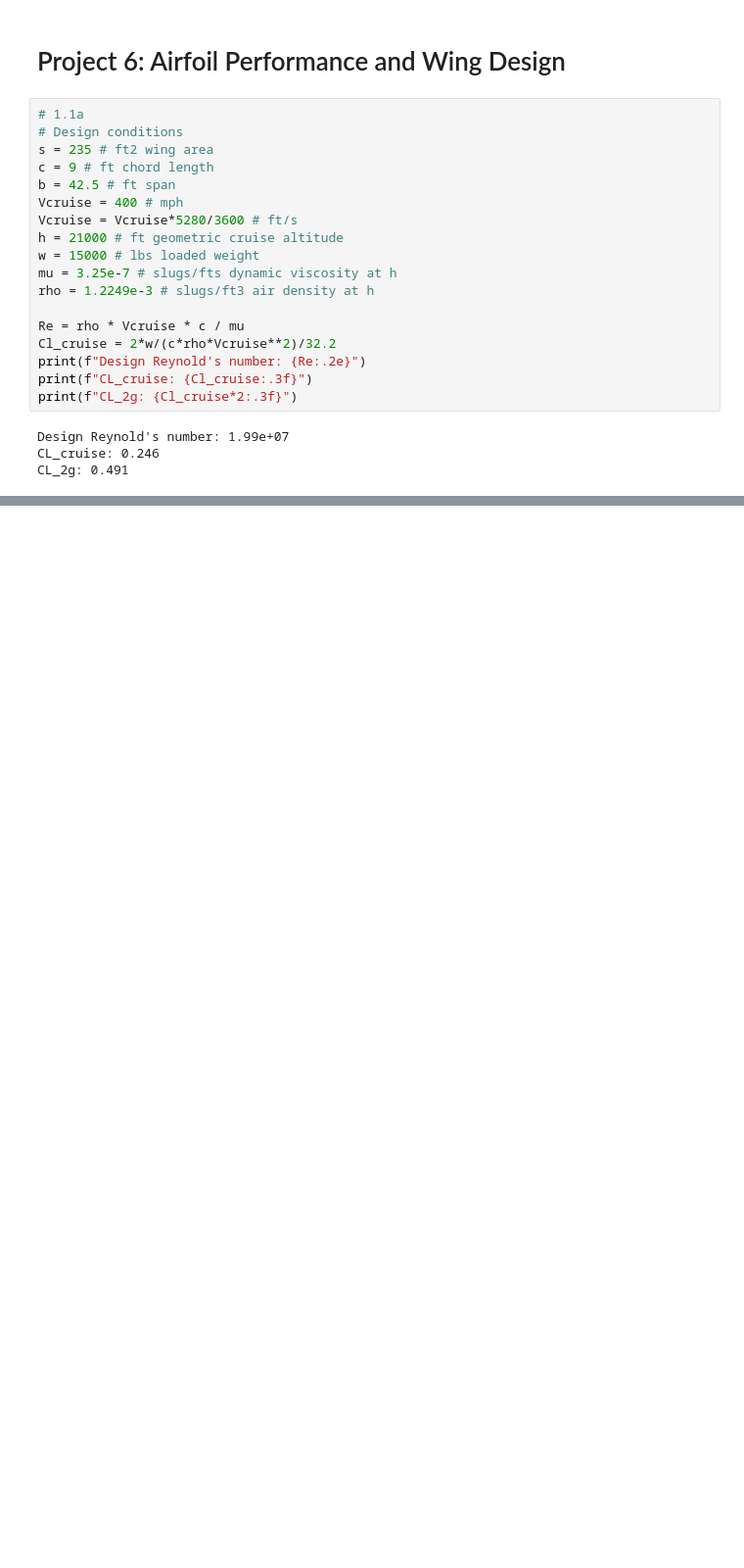
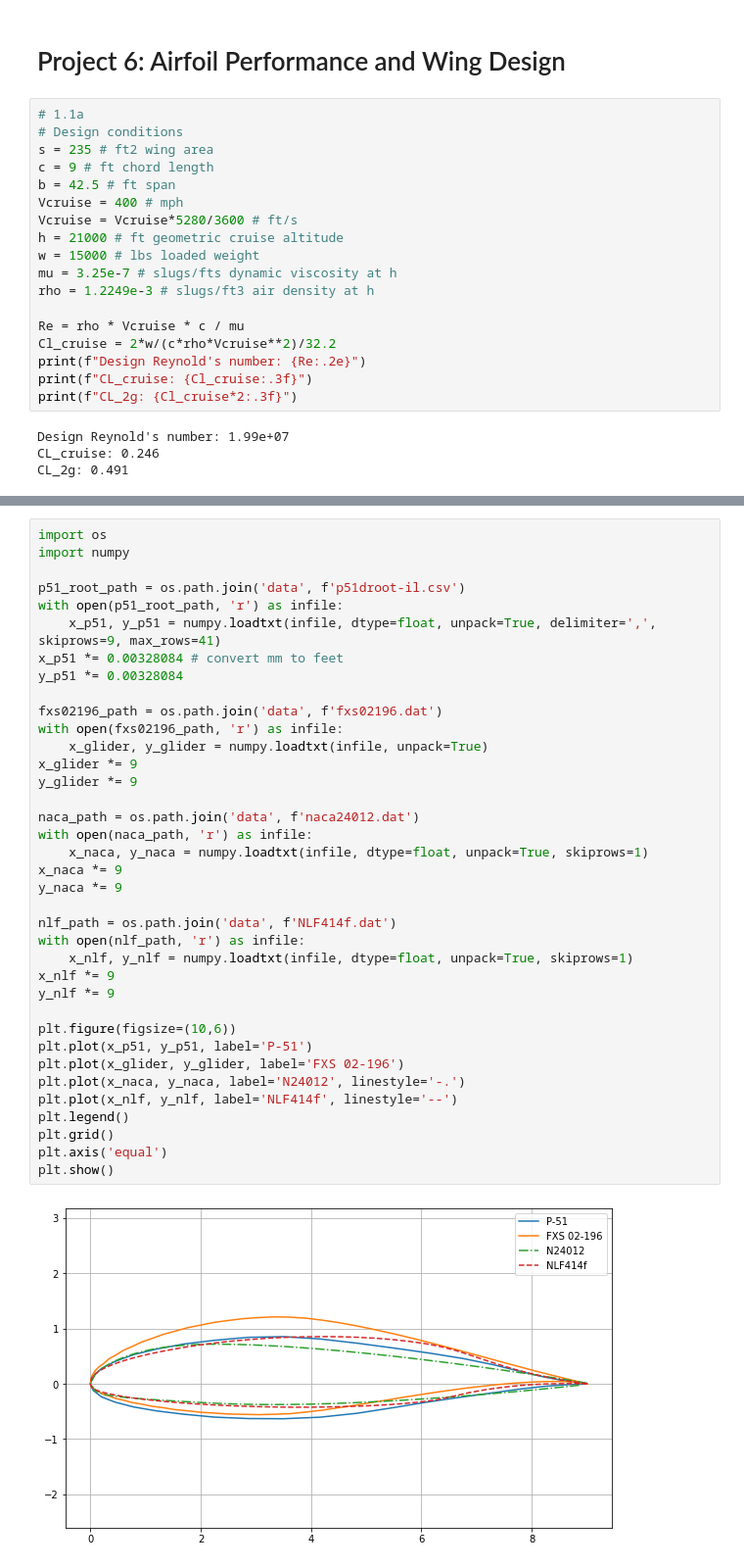
Before and after one commit to Keldencodes/eae127, a Jupyter notebook: Ben-Ora_Kelden_Project6/Ben-Ora_Kelden_Project6.ipynb, the cells around one changed output, grey strips where cells are left out. Shown: that part at 98% size. Saved outputs shown, nothing was run; the diff lists cells and outputs as text; blank space fills up the shorter version.

```diff
--- a/Ben-Ora_Kelden_Project6/Ben-Ora_Kelden_Project6.ipynb
+++ b/Ben-Ora_Kelden_Project6/Ben-Ora_Kelden_Project6.ipynb
@@ -75,0 +80,39 @@ df.to_csv('data/naca24012.dat', sep='\t', index=False)
+# %%
+import os
+import numpy
+
+p51_root_path = os.path.join('data', f'p51droot-il.csv')
+with open(p51_root_path, 'r') as infile:
+    x_p51, y_p51 = numpy.loadtxt(infile, dtype=float, unpack=True, delimiter=',', skiprows=9, max_rows=41)
+x_p51 *= 0.00328084 # convert mm to feet
+y_p51 *= 0.00328084
+
+fxs02196_path = os.path.join('data', f'fxs02196.dat')
+with open(fxs02196_path, 'r') as infile:
+    x_glider, y_glider = numpy.loadtxt(infile, unpack=True)
+x_glider *= 9
+y_glider *= 9
+
+naca_path = os.path.join('data', f'naca24012.dat')
+with open(naca_path, 'r') as infile:
+    x_naca, y_naca = numpy.loadtxt(infile, dtype=float, unpack=True, skiprows=1)
+x_naca *= 9
+y_naca *= 9
+
+nlf_path = os.path.join('data', f'NLF414f.dat')
+with open(nlf_path, 'r') as infile:
+    x_nlf, y_nlf = numpy.loadtxt(infile, dtype=float, unpack=True, skiprows=1)
+x_nlf *= 9
+y_nlf *= 9
+
+plt.figure(figsize=(10,6))
+plt.plot(x_p51, y_p51, label='P-51')
+plt.plot(x_glider, y_glider, label='FXS 02-196')
+plt.plot(x_naca, y_naca, label='N24012', linestyle='-.')
+plt.plot(x_nlf, y_nlf, label='NLF414f', linestyle='--')
+plt.legend()
+plt.grid()
+plt.axis('equal')
+plt.show()
+# %% [output]
+[figure, added]
```
Also changed, not shown: parts of 2 cells of this notebook, 3 other files.
